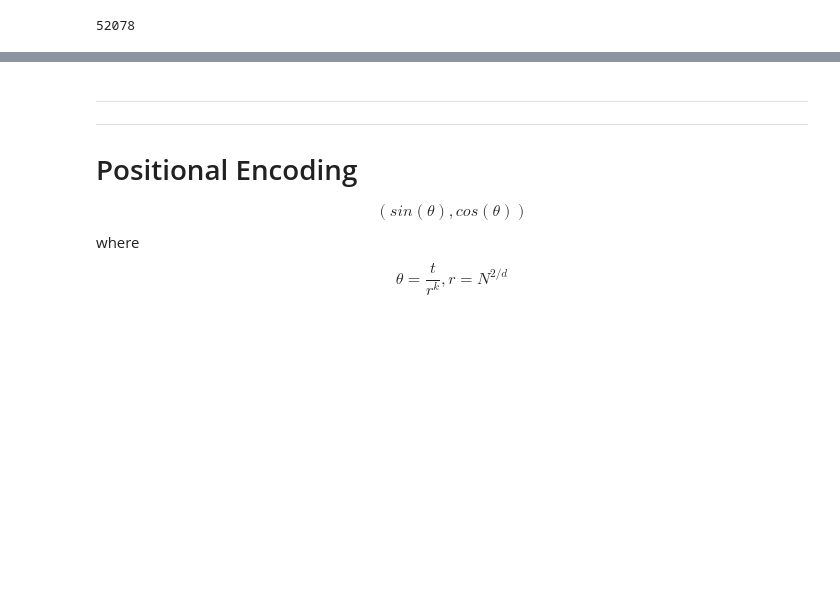
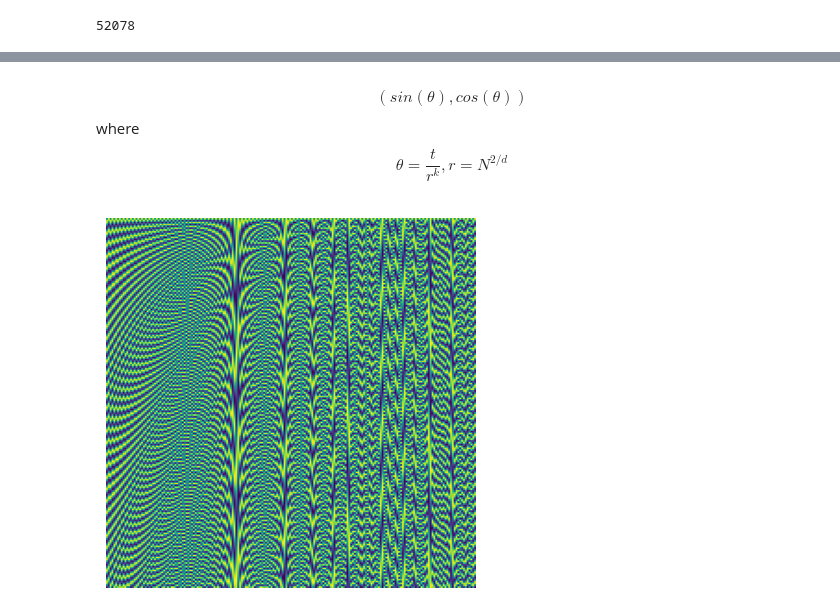
Before and after one commit to Massimo-Horvath/LLM-DeepLearning, a Jupyter notebook: LLM_Horvath_Folly-Dogba.ipynb, the cells around one changed output, grey strips where cells are left out. Cells and saved outputs as stored; diff of their text form; code cells hidden in the pictures; blank space fills up the shorter version.

```diff
--- a/LLM_Horvath_Folly-Dogba.ipynb
+++ b/LLM_Horvath_Folly-Dogba.ipynb
@@ -203,8 +209,4 @@ len(dataset.data)
 # %% [markdown]
----
----
-# Positional Encoding
-
 $$(sin(\theta), cos(\theta)) $$
 where
 $$\theta = \frac{t}{r^k},r = N^{2/d} $$
@@ -225,3 +227,13 @@ class PositionalEncoding(nn.Module):
 
     def forward(self, x):
         return x + self.encoding[:, :x.size(1)].detach()
+# %%
+P = PositionalEncoding(200, max_len=200)
+x = torch.zeros(1,200, 200)
+x = P(x)
+
+plt.axis('off')
+plt.imshow(P.encoding.squeeze(0))
+plt.show()
+# %% [output]
+[figure, added]
```
Also changed, not shown: parts of 4 cells of this notebook.
